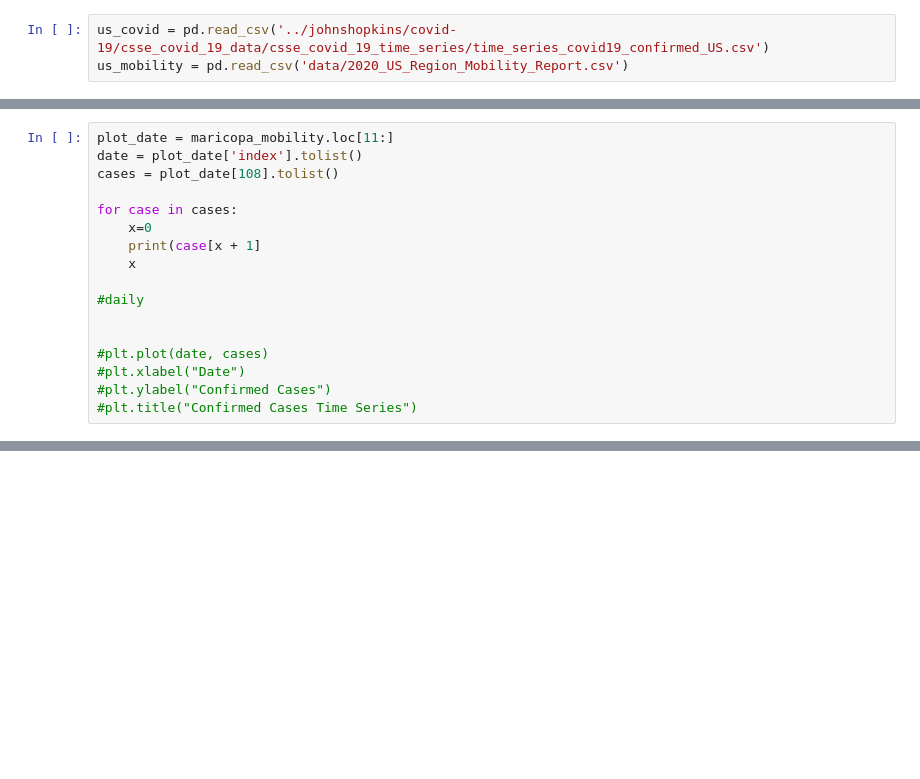
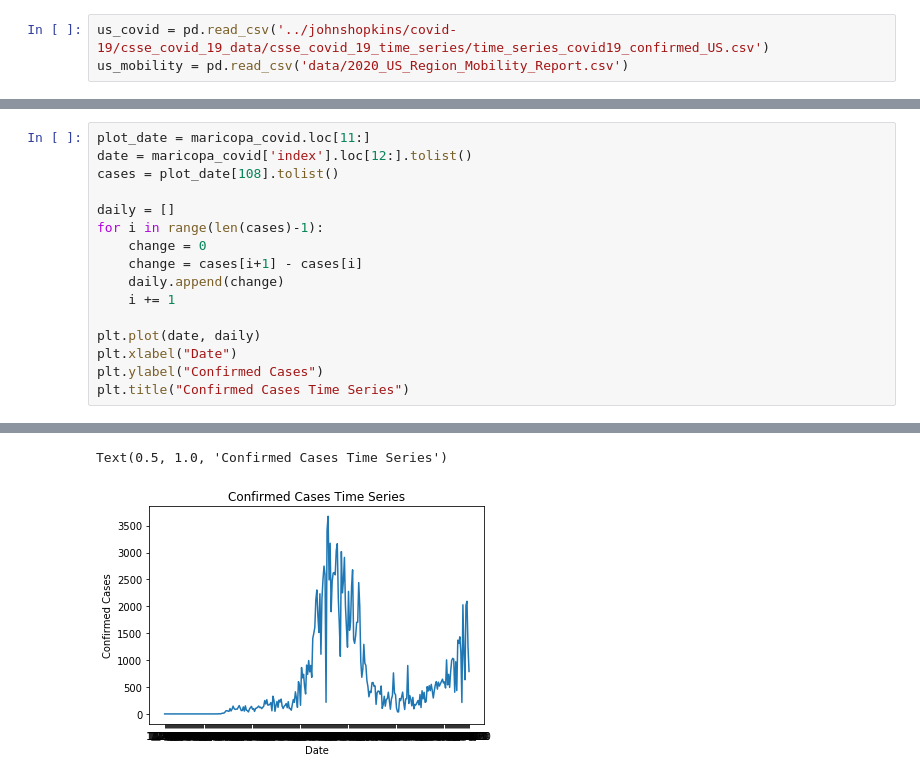
Before and after one commit to jcpeters1/100_days_of_code, a Jupyter notebook: local_covid.ipynb, the cells around one changed output, grey strips where cells are left out. Drawn from its saved outputs; the diff is of its cells as text; blank space fills up the shorter version.

```diff
--- a/local_covid.ipynb
+++ b/local_covid.ipynb
@@ -31,18 +20,17 @@ maricopa_mobility.head(20)
 # %%
-plot_date = maricopa_mobility.loc[11:]
-date = plot_date['index'].tolist()
+plot_date = maricopa_covid.loc[11:]
+date = maricopa_covid['index'].loc[12:].tolist()
 cases = plot_date[108].tolist()
 
-for case in cases:
-    x=0
-    print(case[x + 1]
-    x
+daily = []
+for i in range(len(cases)-1):
+    change = 0
+    change = cases[i+1] - cases[i]
+    daily.append(change)
+    i += 1
 
-#daily
-
-
-#plt.plot(date, cases)
-#plt.xlabel("Date")
-#plt.ylabel("Confirmed Cases")
-#plt.title("Confirmed Cases Time Series")
+plt.plot(date, daily)
+plt.xlabel("Date")
+plt.ylabel("Confirmed Cases")
+plt.title("Confirmed Cases Time Series")
 # %% [output]
@@ -49,0 +38,2 @@ SyntaxError: unexpected EOF while parsing (<ipython-input-72-05b55d5cbbb7>, line
+Text(0.5, 1.0, 'Confirmed Cases Time Series')
+[figure, added]
```
Also changed, not shown: parts of 3 cells of this notebook.
